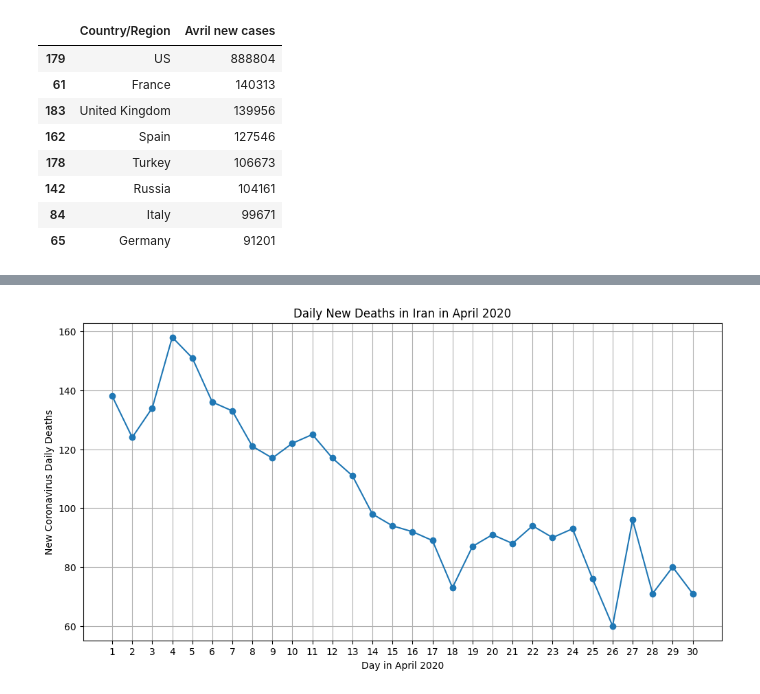
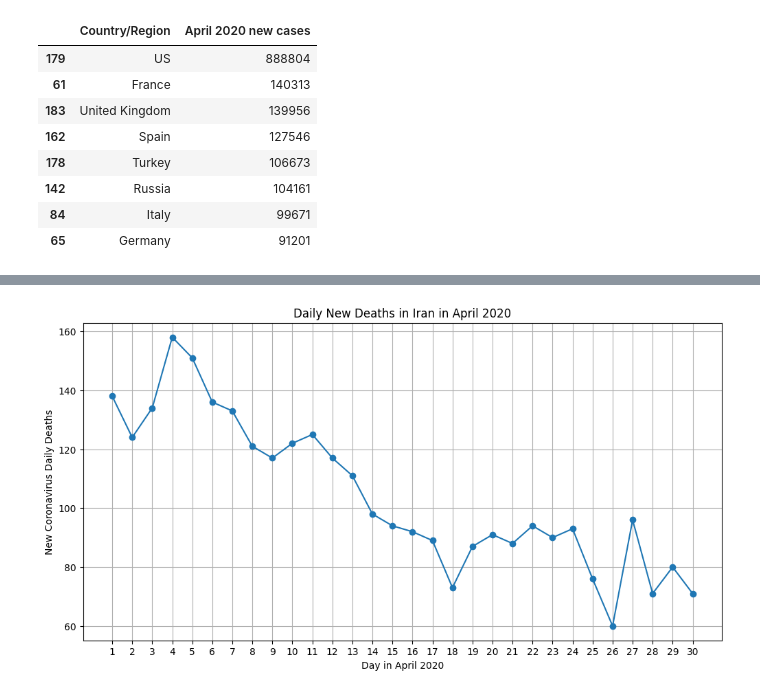
Before and after one commit to MahdiAhmadiKamal/PyLearn7-Data-Science, a Jupyter notebook: PyLearn7-Assignment39/Covid-19 statistics/covid-19.ipynb, the cells around one changed output, grey strips where cells are left out. Saved outputs shown, nothing was run; the diff lists cells and outputs as text; code cells hidden in the pictures.

```diff
--- a/PyLearn7-Assignment39/Covid-19 statistics/covid-19.ipynb
+++ b/PyLearn7-Assignment39/Covid-19 statistics/covid-19.ipynb
@@ -3,7 +3,7 @@ import numpy as np
 import pandas as pd
 import matplotlib.pyplot as plt
 # %%
-data = pd.read_csv("COVID-19_global_Avril.csv")
+data = pd.read_csv("COVID-19_global_April.csv")
 
 data.head(10)
 # %% [output]
@@ -21,16 +21,16 @@ data.head(10)
 # %%
 #converting the type of Date Field from string to datetime
 data['Date'] = pd.to_datetime(data['Date'])
 
 #creating YearMonth field for the ease of reporting and visualization
 data['YearMonth'] = data['Date'].map(lambda date: 100*date.year + date.month)
 
-data['Avril new cases'] = data['New cases']
-tx_revenue = data.groupby(['Country/Region'])['Avril new cases'].sum().reset_index()
-tx_revenue = tx_revenue.sort_values(by='Avril new cases', ascending=False)
-tx_revenue.head(8)
+data['April 2020 new cases'] = data['New cases']
+data1 = data.groupby(['Country/Region'])['April 2020 new cases'].sum().reset_index()
+data1 = data1.sort_values(by='April 2020 new cases', ascending=False)
+data1.head(8)
 # %% [output]
-|  | Country/Region | Avril new cases |
+|  | Country/Region | April 2020 new cases |
 | 179 | US | 888804 |
 | 61 | France | 140313 |
 | 183 | United Kingdom | 139956 |
```
Also changed, not shown: parts of 1 cell of this notebook, 7 other files.
